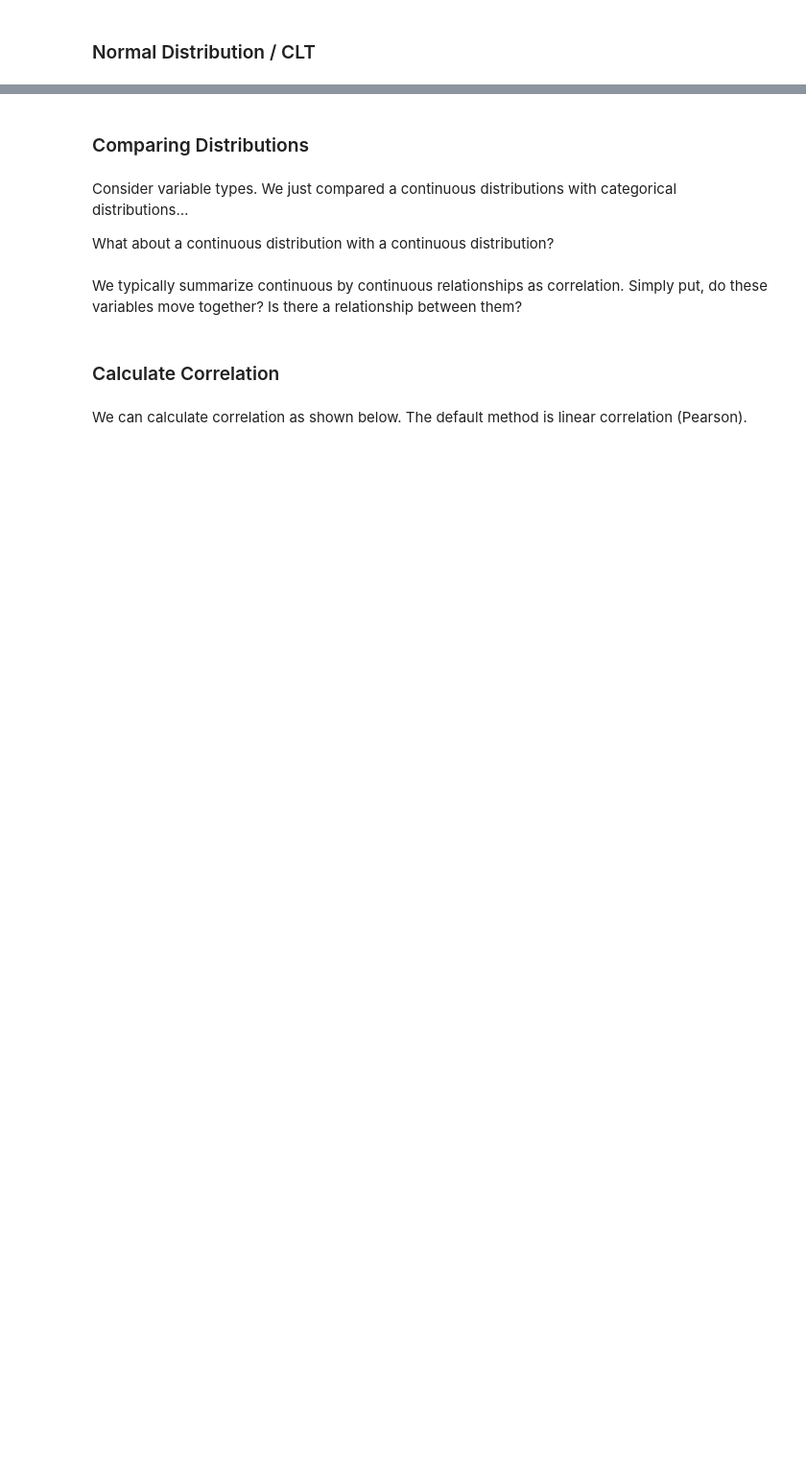
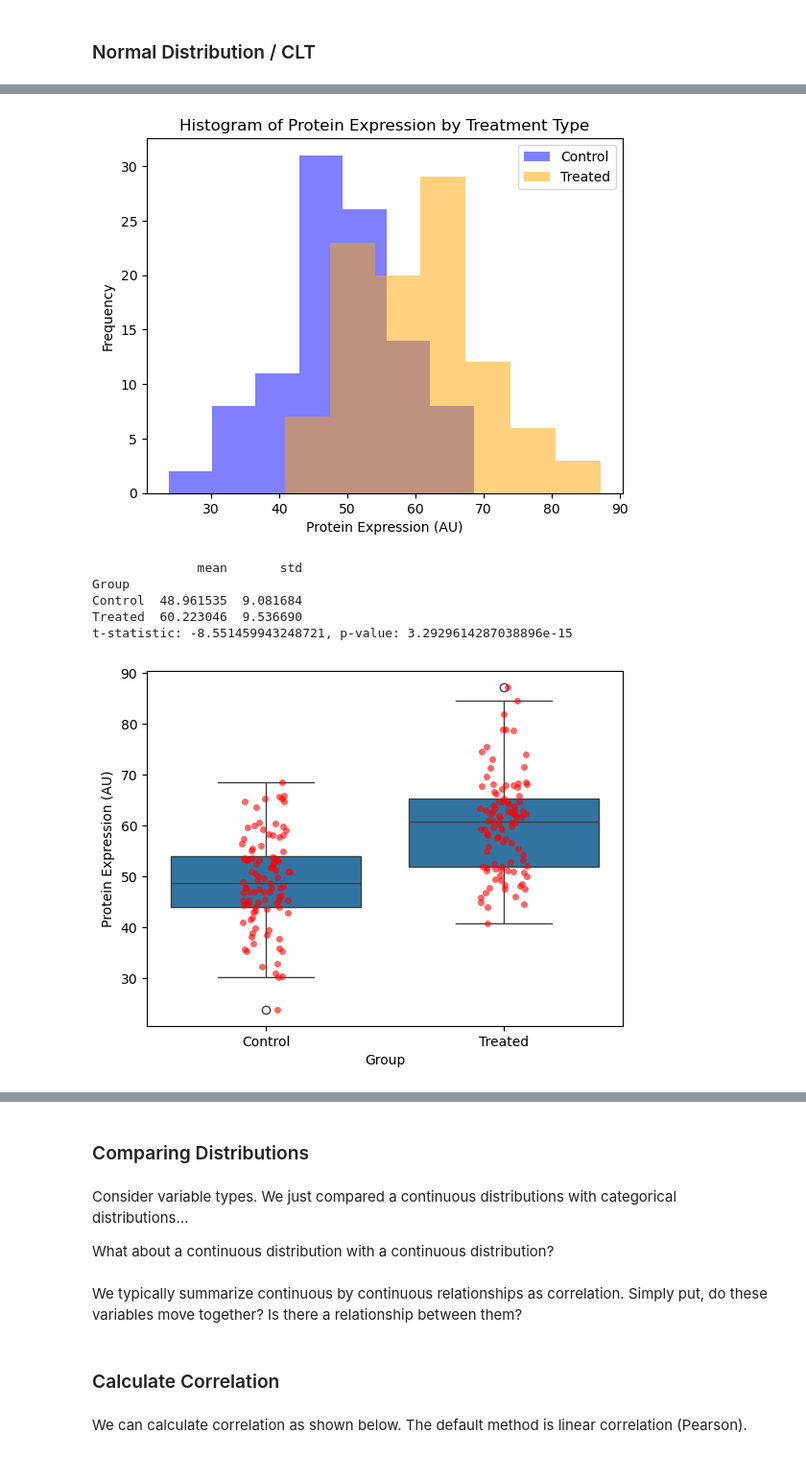
Before and after one commit to drchase55/NNU_nih_python_jrc, a Jupyter notebook: Module_2/Submodule_2_Tutorial4_InferentialStatistics.ipynb, the cells around one changed output, grey strips where cells are left out. Shown at 96% size. Drawn from its saved outputs; the diff is of its cells as text; code cells hidden in the pictures; blank space fills up the shorter version.

```diff
--- a/Module_2/Submodule_2_Tutorial4_InferentialStatistics.ipynb
+++ b/Module_2/Submodule_2_Tutorial4_InferentialStatistics.ipynb
@@ -198,0 +209,32 @@ mtcars_group['mpg'].agg([np.mean,np.std])
+# %%
+## Comparing Two Distributions
+prot_exp_group = prot_exp.groupby("Group")
+colors = {"Control": "blue", "Treated": "orange"}  # Define colors for groups
+for name, group in prot_exp_group:
+    plt.hist(group["Protein Expression (AU)"], bins=7, alpha=0.5, label=name, color=colors[name])
+
+# Add labels and legend
+plt.xlabel("Protein Expression (AU)")
+plt.ylabel("Frequency")
+plt.title("Histogram of Protein Expression by Treatment Type")
+plt.legend()
+plt.show()
+
+result= prot_exp.groupby("Group")["Protein Expression (AU)"].agg(["mean", "std"])
+print(result)
+sns.boxplot(x="Group", y="Protein Expression (AU)", data=prot_exp);
+sns.stripplot(x="Group", y="Protein Expression (AU)", data=prot_exp, color="red", alpha=0.6, jitter=True);
+controlP=prot_exp[prot_exp["Group"]=="Control"]["Protein Expression (AU)"]
+treatP=prot_exp[prot_exp["Group"]=="Treated"]["Protein Expression (AU)"]
+# Perform independent two-sample t-test
+t_stat, p_value = ttest_ind(controlP, treatP)
+
+print(f"t-statistic: {t_stat}, p-value: {p_value}")
+# %% [output]
+[figure, added]
+              mean       std
+Group
+Control  48.961535  9.081684
+Treated  60.223046  9.536690
+t-statistic: -8.551459943248721, p-value: 3.2929614287038896e-15
+[figure, added]
```
Also changed, not shown: parts of 39 cells of this notebook, 11 other files.
